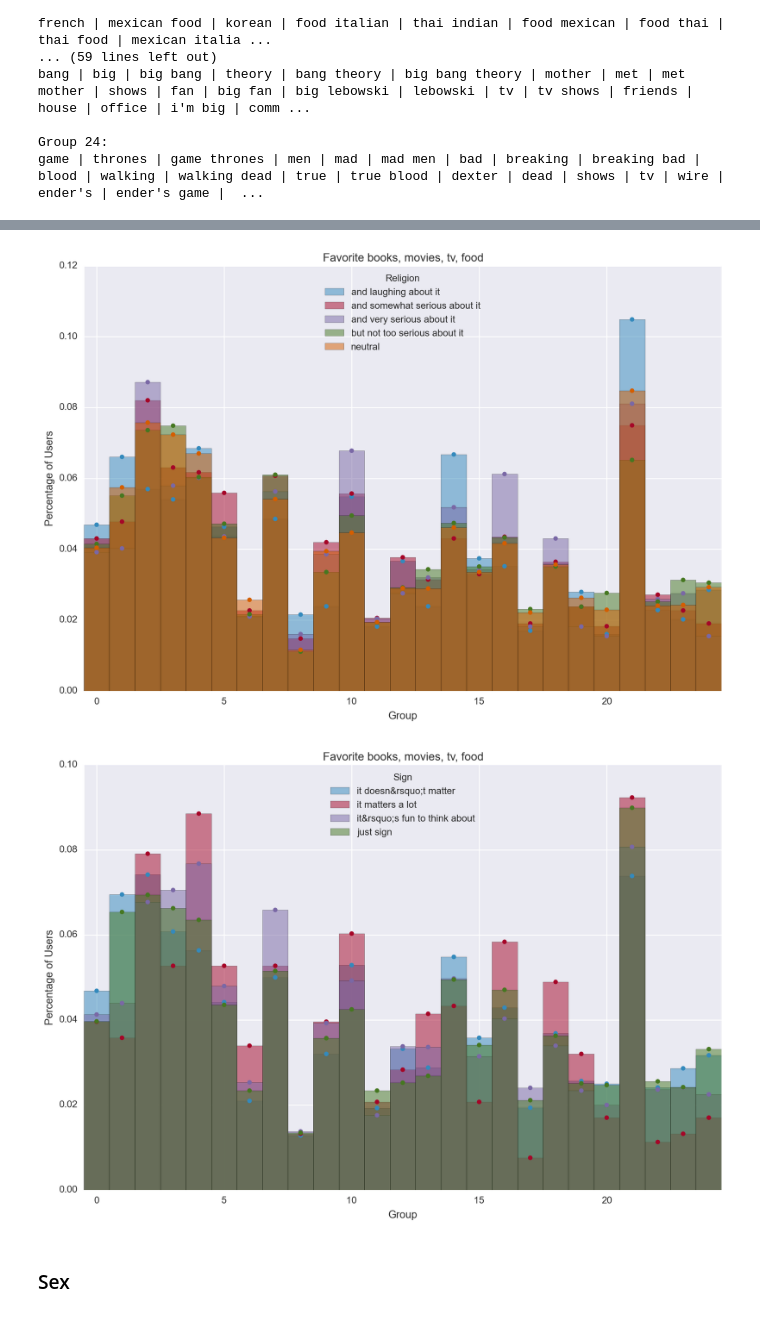
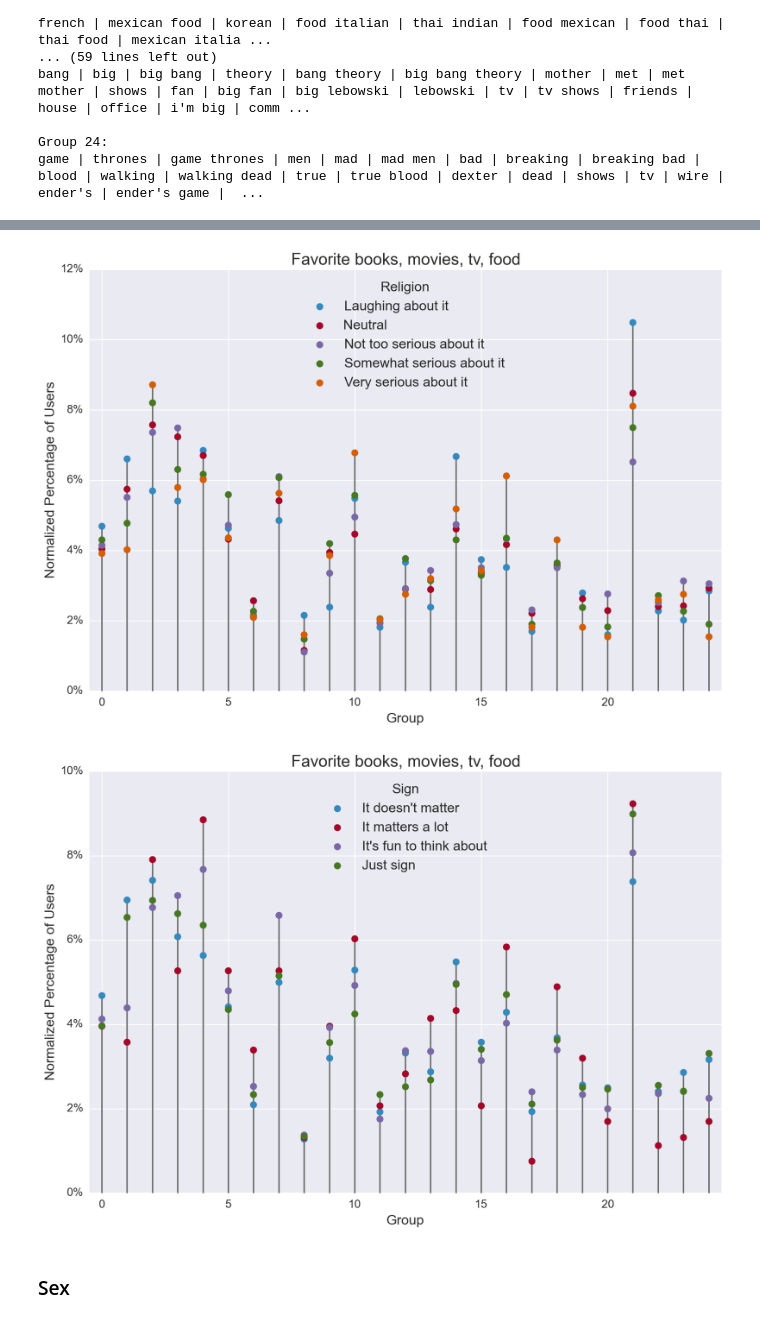
Before and after one commit to juanshishido/okcupid, a Jupyter notebook: main-split-demographics-later.ipynb, the cells around one changed output, grey strips where cells are left out. Drawn from its saved outputs; the diff is of its cells as text; code cells hidden in the pictures.

Commit message:
New plots; removing quote html

```diff
--- a/main-split-demographics-later.ipynb
+++ b/main-split-demographics-later.ipynb
@@ -16,8 +16,14 @@ warnings.filterwarnings('ignore')
 # %%
 mpl.rc('savefig', dpi=200)
 params = {'figure.dpi' : 200,
+          'figure.figsize' : (16, 12),
           'axes.axisbelow' : True,
-          'lines.antialiased' : True}
+          'lines.antialiased' : True,
+          'axes.titlesize' : 'xx-large',
+          'axes.labelsize' : 'x-large',
+          'xtick.labelsize' : 'large',
+          'ytick.labelsize' : 'large',
+          'legend.fontsize' : 'x-large'}
 
 for (k, v) in params.items():
     plt.rcParams[k] = v
@@ -96,20 +102,33 @@ for demog in ['sex', 'orientation', 'drugs', 'body_type', 'religion', 'sign']:
 
     plt.figure(figsize=(12, 8))
 
+    # lines
+    lineval = this.groupby('group')['pct'].max()
+    for i, g in enumerate(lineval):
+        plt.plot([i, i], [0, g],
+                 linewidth=1.5,
+                 color='DimGray',
+                 zorder=1)
+
+    # markers
     for i, d in enumerate(this[demog].unique()):
         tdf = this[this[demog]==d]
-        plt.bar(range(len(tdf)), tdf.pct,
-                align='center',
-                facecolor=colors[i], alpha=0.5,
-                width=1, label=d, zorder=1)
-        plt.scatter(range(len(tdf)), tdf.pct, color=colors[i], zorder=2)
+        plt.scatter(range(len(tdf)), tdf.pct,
+                    s=50,
+                    color=colors[i],
+                    zorder=2, label=d.capitalize())
 
     plt.xlim(-0.5, len(tdf)-0.5)
     plt.ylim(0)
 
+    plt.gca().get_yaxis().set_major_formatter(
+                mpl.ticker.FuncFormatter(lambda y, p: format(y, '.0%'))
+            )
+
     plt.xlabel('Group')
-    plt.ylabel('Percentage of Users')
+    plt.ylabel('Normalized Percentage of Users')
 
     plt.title(essay_dict[essay_list[0]])
-    plt.legend(title=demog.title(), loc=9)
+    lg = plt.legend(title=demog.title(), loc=9)
+    lg.get_title().set_fontsize('x-large')
 # %% [output]
@@ -120,5 +139,5 @@ for demog in ['sex', 'orientation', 'drugs', 'body_type', 'religion', 'sign']:
-[figure, old version]
+[figure, new version]
-[figure, old version]
+[figure, new version]
 # %% [markdown]
 ### Sex
 # %%
```
Also changed, not shown: parts of 2 cells of this notebook, 1 other file.
